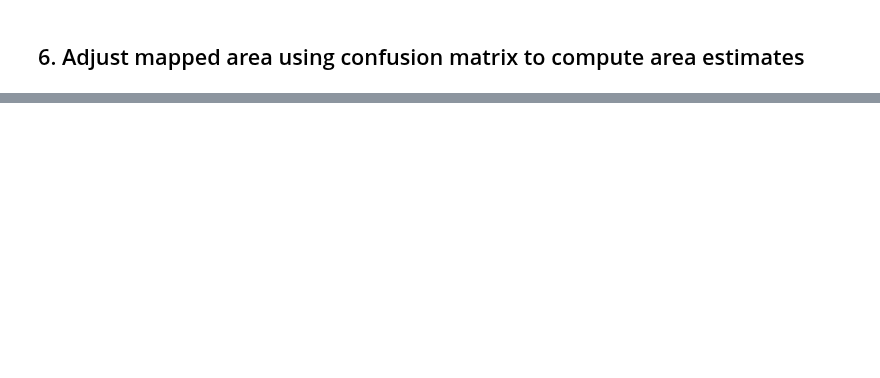
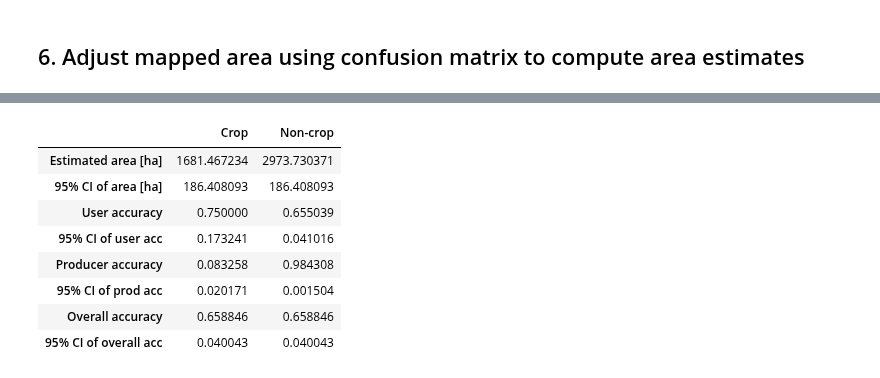
Before and after one commit to nasaharvest/crop-mask, a Jupyter notebook: notebooks/crop_area_estimation.ipynb, the cells around one changed output, grey strips where cells are left out. Saved outputs shown, nothing was run; the diff lists cells and outputs as text; code cells hidden in the pictures; blank space fills up the shorter version.

```diff
--- a/notebooks/crop_area_estimation.ipynb
+++ b/notebooks/crop_area_estimation.ipynb
@@ -375,0 +253,2 @@ summary.round(2)
+# %%
+summary = compute_area_estimate(crop_area_px, noncrop_area_px, cm)
@@ -375,0 +273,12 @@ summary.round(2)
+# %%
+summary
+# %% [output]
+|  | Crop | Non-crop |
+| Estimated area [ha] | 1681.467234 | 2973.730371 |
+| 95% CI of area [ha] | 186.408093 | 186.408093 |
+| User accuracy | 0.750000 | 0.655039 |
+| 95% CI of user acc | 0.173241 | 0.041016 |
+| Producer accuracy | 0.083258 | 0.984308 |
+| 95% CI of prod acc | 0.020171 | 0.001504 |
+| Overall accuracy | 0.658846 | 0.658846 |
+| 95% CI of overall acc | 0.040043 | 0.040043 |
```
Also changed, not shown: parts of 106 cells of this notebook.
